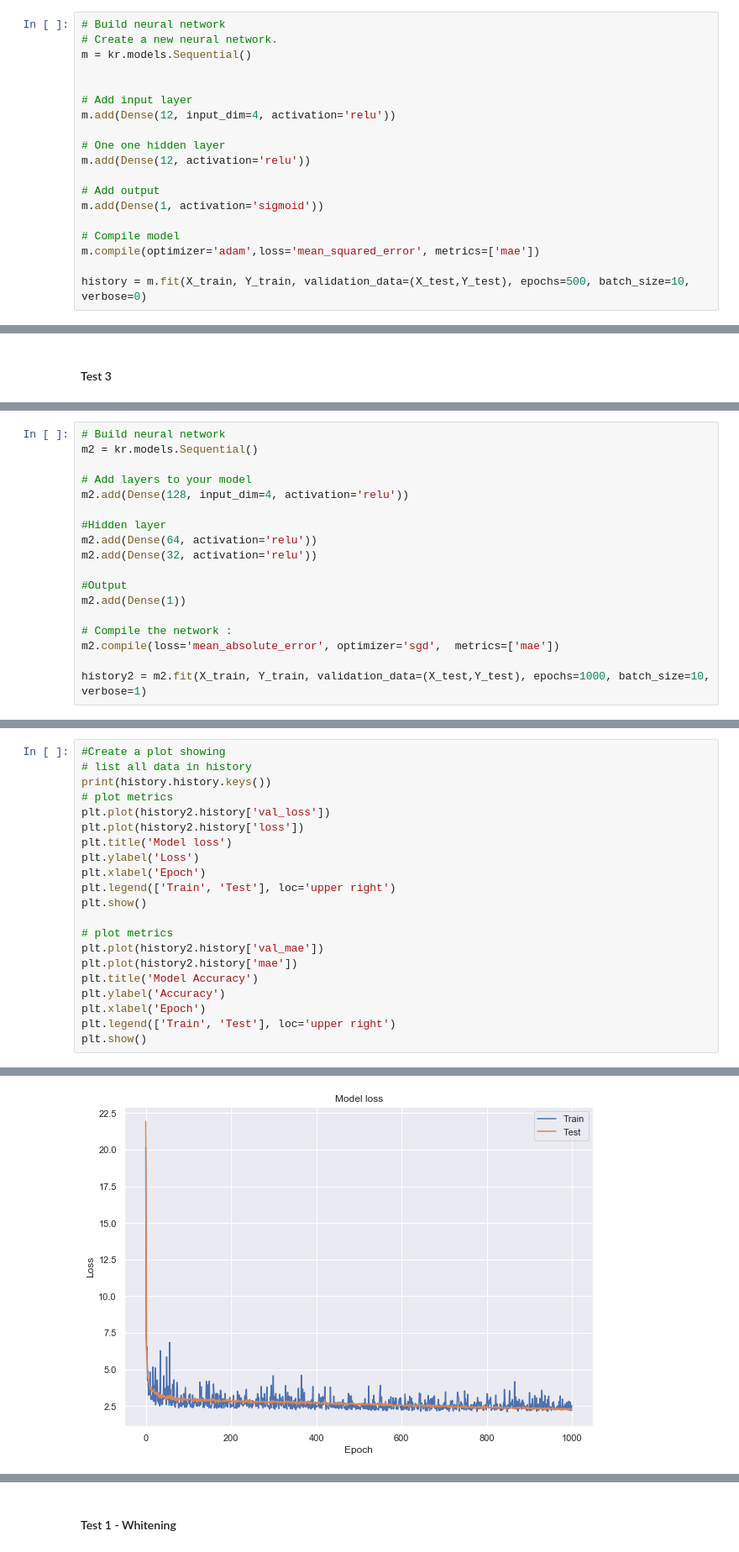
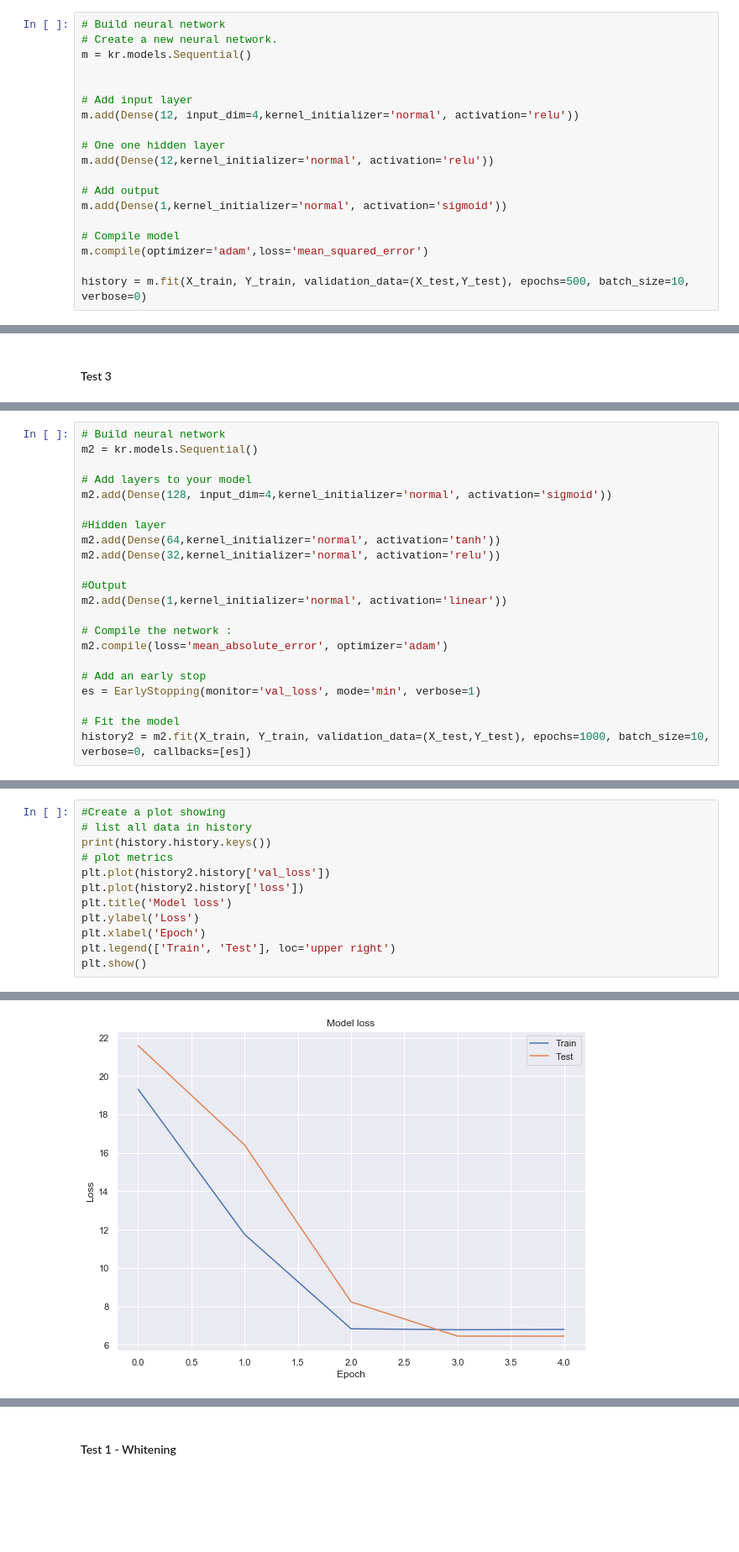
Before and after one commit to JohnADeady/ML-S-Project, a Jupyter notebook: Boston House Prices.ipynb, the cells around one changed output, grey strips where cells are left out. Shown at 84% size. Drawn from its saved outputs; the diff is of its cells as text; blank space fills up the shorter version.

```diff
--- a/Boston House Prices.ipynb
+++ b/Boston House Prices.ipynb
@@ -486,16 +486,16 @@ m = kr.models.Sequential()
 
 
 # Add input layer
-m.add(Dense(12, input_dim=4, activation='relu'))
+m.add(Dense(12, input_dim=4,kernel_initializer='normal', activation='relu'))
 
 # One one hidden layer
-m.add(Dense(12, activation='relu'))
+m.add(Dense(12,kernel_initializer='normal', activation='relu'))
 
 # Add output
-m.add(Dense(1, activation='sigmoid'))
+m.add(Dense(1,kernel_initializer='normal', activation='sigmoid'))
 
 # Compile model
-m.compile(optimizer='adam',loss='mean_squared_error', metrics=['mae'])
+m.compile(optimizer='adam',loss='mean_squared_error')
 
 history = m.fit(X_train, Y_train, validation_data=(X_test,Y_test), epochs=500, batch_size=10, verbose=0)
 # %% [markdown]
@@ -725,17 +626,21 @@ For our next test we will increase the neurons again and add an extra hidden lay
 m2 = kr.models.Sequential()
 
 # Add layers to your model
-m2.add(Dense(128, input_dim=4, activation='relu'))
+m2.add(Dense(128, input_dim=4,kernel_initializer='normal', activation='sigmoid'))
 
 #Hidden layer
-m2.add(Dense(64, activation='relu'))
-m2.add(Dense(32, activation='relu'))
+m2.add(Dense(64,kernel_initializer='normal', activation='tanh'))
+m2.add(Dense(32,kernel_initializer='normal', activation='relu'))
 
 #Output
-m2.add(Dense(1))
+m2.add(Dense(1,kernel_initializer='normal', activation='linear'))
 
 # Compile the network :
-m2.compile(loss='mean_absolute_error', optimizer='sgd',  metrics=['mae'])
+m2.compile(loss='mean_absolute_error', optimizer='adam')
 
-history2 = m2.fit(X_train, Y_train, validation_data=(X_test,Y_test), epochs=1000, batch_size=10, verbose=1)
+# Add an early stop
+es = EarlyStopping(monitor='val_loss', mode='min', verbose=1)
+
+# Fit the model
+history2 = m2.fit(X_train, Y_train, validation_data=(X_test,Y_test), epochs=1000, batch_size=10, verbose=0, callbacks=[es])
 # %% [output]
@@ -795,13 +683,4 @@ plt.ylabel('Loss')
 plt.xlabel('Epoch')
 plt.legend(['Train', 'Test'], loc='upper right')
 plt.show()
-
-# plot metrics
-plt.plot(history2.history['val_mae'])
-plt.plot(history2.history['mae'])
-plt.title('Model Accuracy')
-plt.ylabel('Accuracy')
-plt.xlabel('Epoch')
-plt.legend(['Train', 'Test'], loc='upper right')
-plt.show()
 # %% [output]
@@ -809 +688 @@ dict_keys(['val_loss', 'val_mae', 'loss', 'mae'])
-[figure, old version]
+[figure, new version]
```
Also changed, not shown: parts of 84 cells of this notebook.
